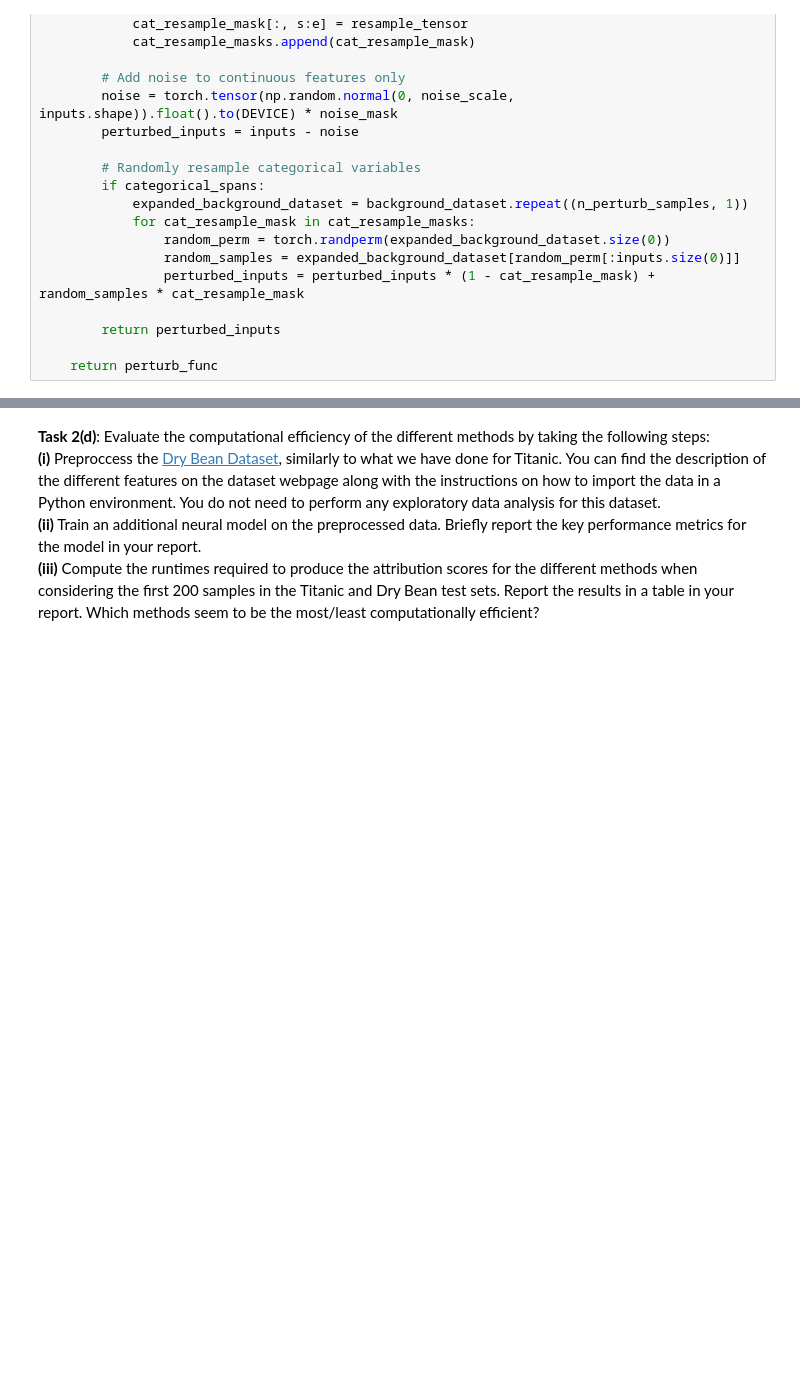
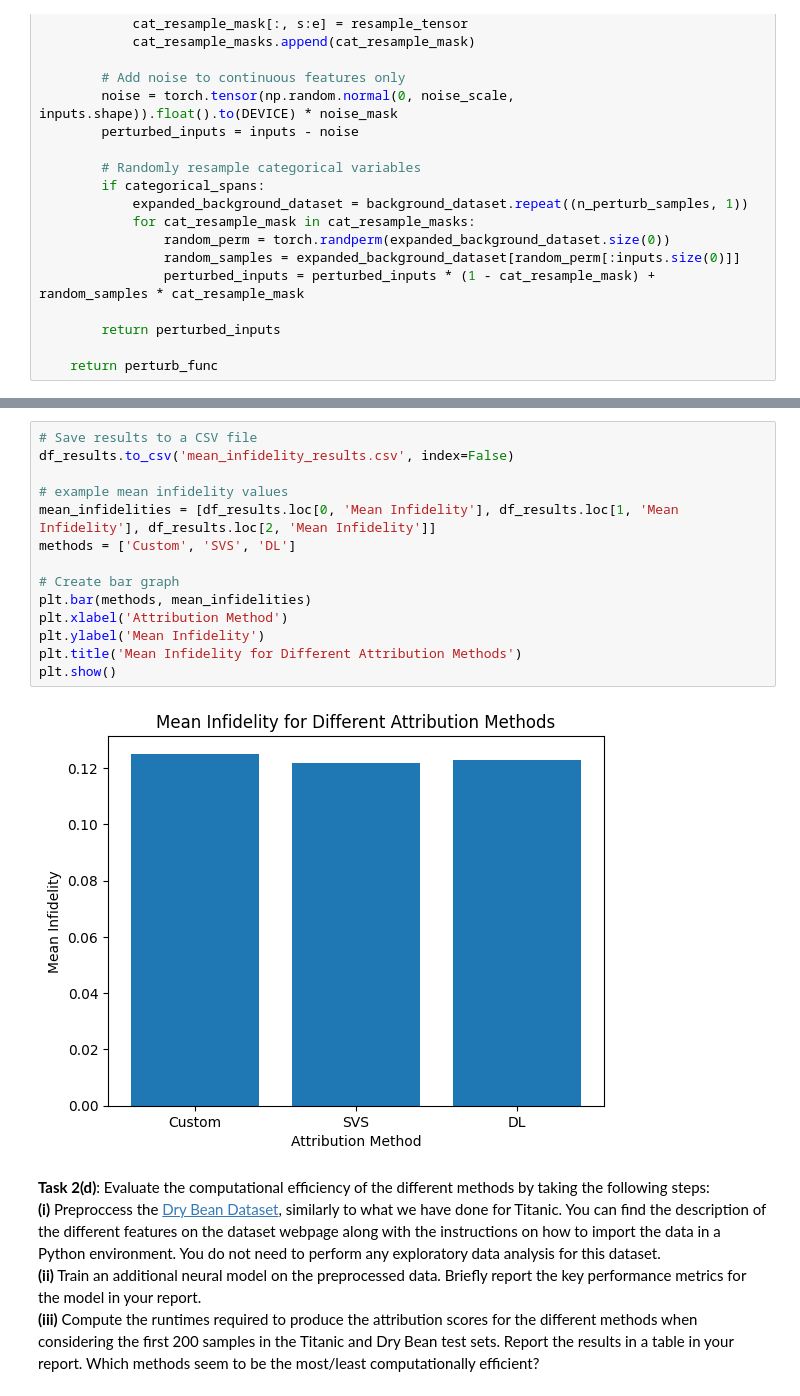
Before and after one commit to khigashinosg/Explainability-in-AI, a Jupyter notebook: Explainability CW.ipynb, the cells around one changed output, grey strips where cells are left out. Drawn from its saved outputs; the diff is of its cells as text; blank space fills up the shorter version.

Commit message:
Ran and saved mean infidelity results from task 2c, working on 2d

```diff
--- a/Explainability CW.ipynb
+++ b/Explainability CW.ipynb
@@ -847,3 +857,19 @@ KeyboardInterrupt:
+# %%
+# Save results to a CSV file
+df_results.to_csv('mean_infidelity_results.csv', index=False)
+
+# example mean infidelity values
+mean_infidelities = [df_results.loc[0, 'Mean Infidelity'], df_results.loc[1, 'Mean Infidelity'], df_results.loc[2, 'Mean Infidelity']]
+methods = ['Custom', 'SVS', 'DL']
+
+# Create bar graph
+plt.bar(methods, mean_infidelities)
+plt.xlabel('Attribution Method')
+plt.ylabel('Mean Infidelity')
+plt.title('Mean Infidelity for Different Attribution Methods')
+plt.show()
+# %% [output]
+[figure, added]
 # %% [markdown]
 **Task 2(d)**: Evaluate the computational efficiency of the different methods by taking the following steps: <br />
 **(i)** Preproccess the [Dry Bean Dataset](https://archive.ics.uci.edu/dataset/602/dry+bean+dataset), similarly to what we have done for Titanic. You can find the description of the different features on the dataset webpage along with the instructions on how to import the data in a Python environment. You do not need to perform any exploratory data analysis for this dataset. <br />
```
Also changed, not shown: parts of 2 cells of this notebook.
